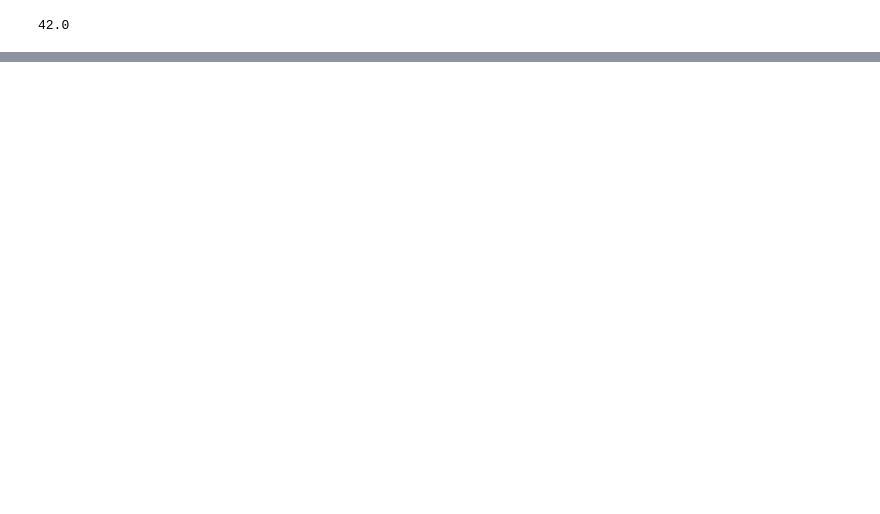
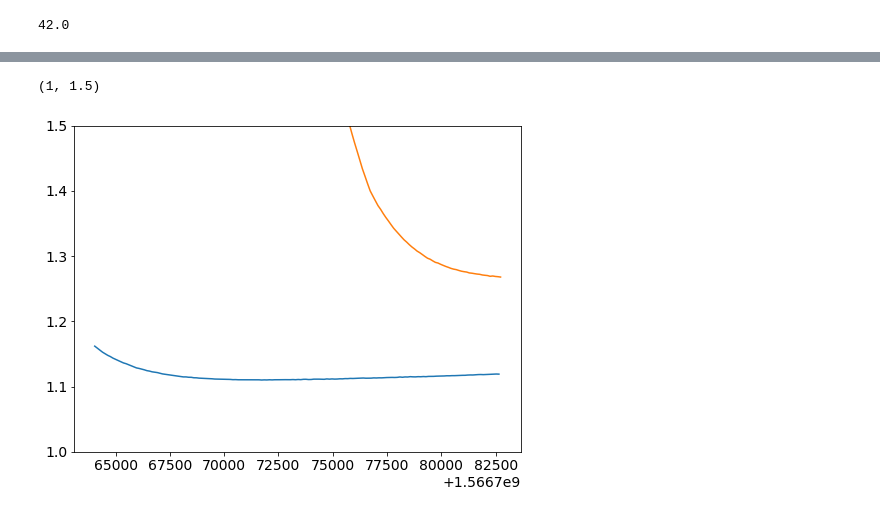
Before and after one commit to NanoExplorer/Zeus2-cycle-box, a Jupyter notebook: thermometry playground.ipynb, the cells around one changed output, grey strips where cells are left out. Saved outputs shown, nothing was run; the diff lists cells and outputs as text; code cells hidden in the pictures; blank space fills up the shorter version.

```diff
--- a/thermometry playground.ipynb
+++ b/thermometry playground.ipynb
@@ -72,0 +92,19 @@ datetime.datetime(2019, 8, 23, 20, 43, 20)
+# %%
+tz = timezone(timedelta(hours=-4))
+sd = datetime(2019,8,25,hour=12,minute=12,tzinfo=tz)
+ed = datetime(2019,8,25,hour=17,minute=25,tzinfo=tz)
+t1 = database.EasyThermometry(0,start_date=sd,end_date=ed)
+
+sd = datetime(2019,10,1,hour=17,minute=30,tzinfo=tz)
+ed = datetime(2019,10,1,hour=19,minute=40,tzinfo=tz)
+t2 = database.EasyThermometry(0,start_date=sd,end_date=ed)
+# %%
+g0temp1=np.array(t1.sensors['GRT'][5])
+g0temp2=np.array(t2.sensors['GRT'][5])
+# %%
+plot(g0temp1[:,0],g0temp1[:,1])
+plot(g0temp2[:,0]-.003e9-309000+24*60*60+3000+15000,g0temp2[:,1])
+ylim(1,1.5)
+# %% [output]
+(1, 1.5)
+[figure, added]
```
Also changed, not shown: parts of 9 cells of this notebook, 2 other files.
